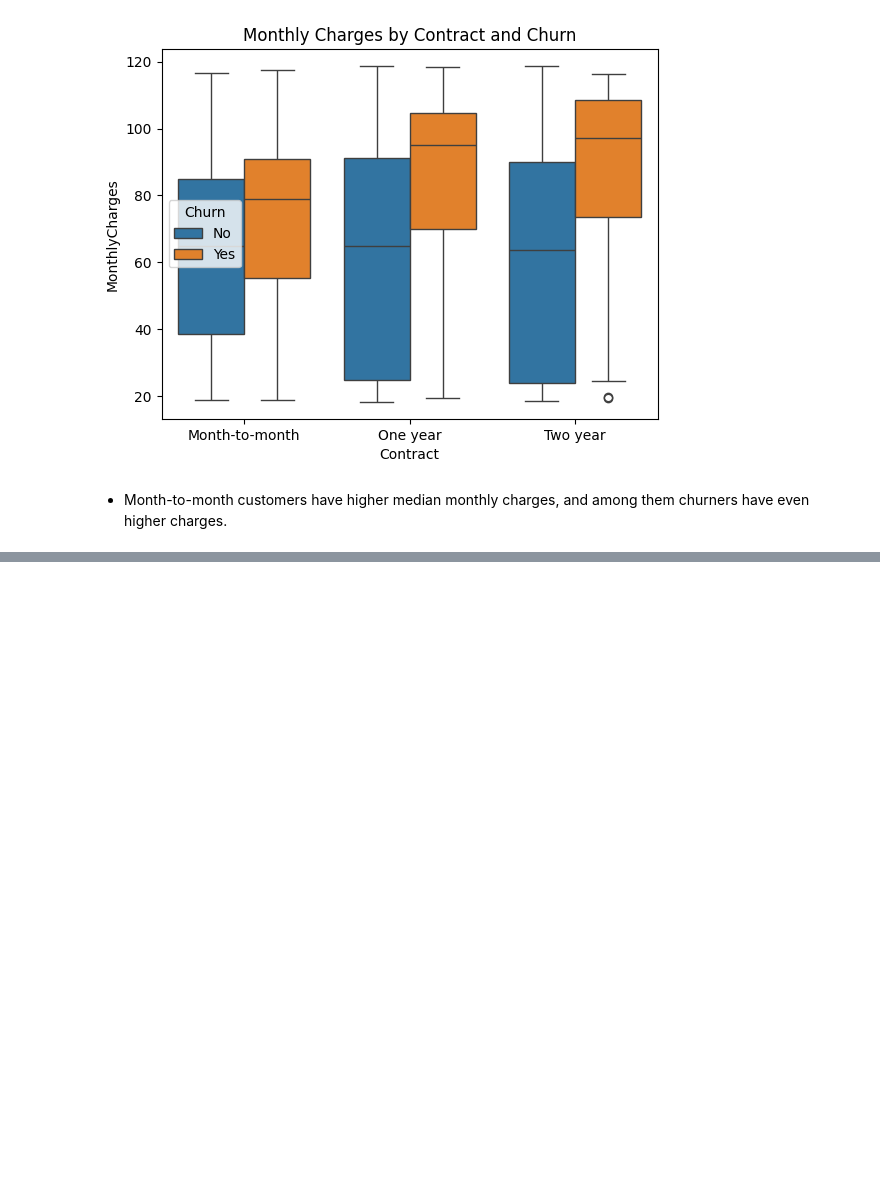
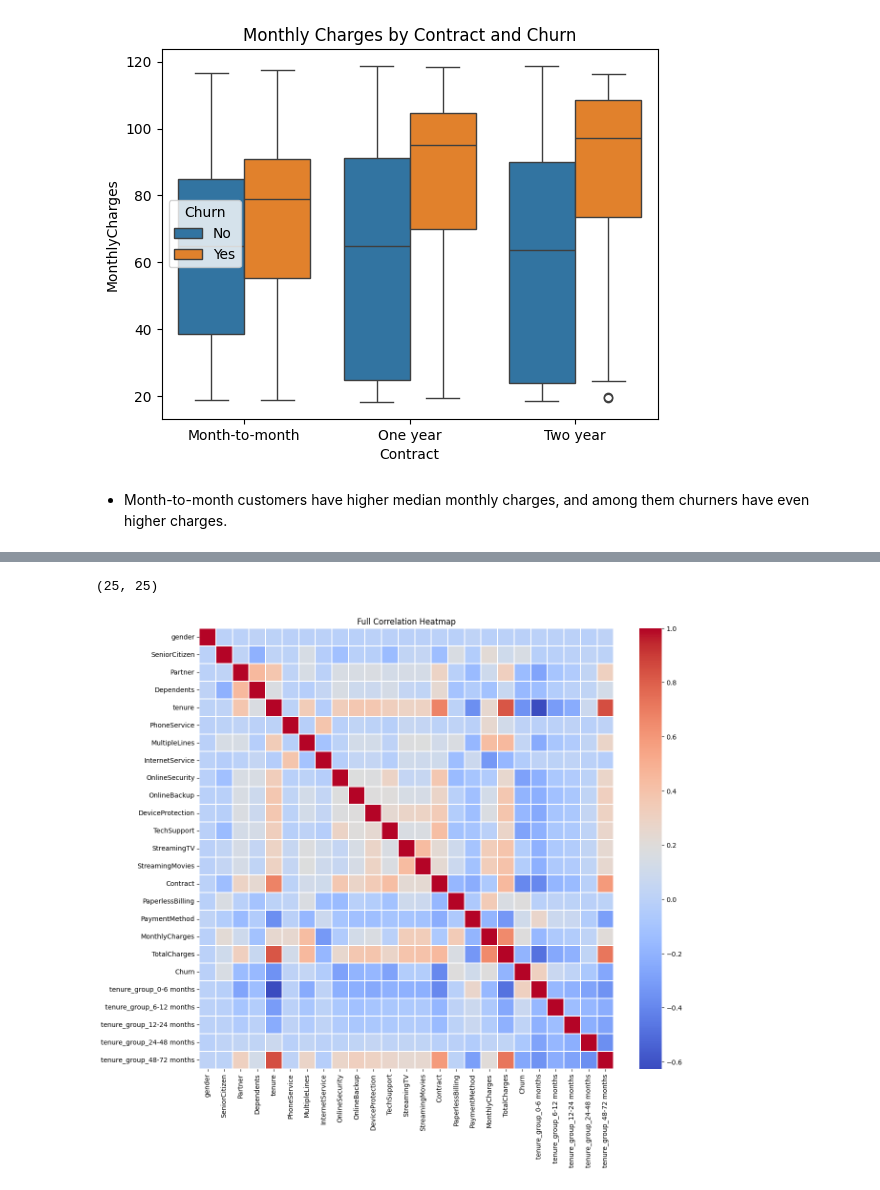
Before and after one commit to jnagabooshanam-hub/ChurnPrediction_Project, a Jupyter notebook: Customer_Churn_2026.ipynb, the cells around one changed output, grey strips where cells are left out. Saved outputs shown, nothing was run; the diff lists cells and outputs as text; code cells hidden in the pictures; blank space fills up the shorter version.

```diff
--- a/Customer_Churn_2026.ipynb
+++ b/Customer_Churn_2026.ipynb
@@ -478,7 +438,0 @@ plt.show()
-# %%
-
-cat_cols = ["gender", "SeniorCitizen", "Partner", "PhoneService", "MultipleLines", "InternetService", "OnlineSecurity", "OnlineBackup", "DeviceProtection"]
-
-for col in cat_cols:
-    le = LabelEncoder()
-    df[col] = le.fit_transform(df[col].astype(str))
@@ -521,0 +442,29 @@ KeyError: "['age', 'Service_Price', 'tenure_days', 'product', 'Service_type', 'c
+# %%
+data_encoded = df.copy()
+
+for col in data_encoded.columns:
+    if data_encoded[col].dtype == "object":
+        data_encoded[col] = data_encoded[col].astype("category").cat.codes
+data_to_process = data_encoded.drop(columns=["customerID"])
+
+df_encoded = pd.get_dummies(data_to_process, drop_first=False)
+
+corr = df_encoded.corr()
+
+print(corr.shape)
+plt.figure(figsize=(14,12))
+
+sns.heatmap(
+    corr,
+    cmap="coolwarm",
+    linewidths=0.3
+)
+
+plt.title("Full Correlation Heatmap")
+plt.xticks(rotation=90)
+plt.yticks(rotation=0)
+
+plt.show()
+# %% [output]
+(25, 25)
+[figure, added]
```
Also changed, not shown: parts of 47 cells of this notebook, 1 other file.
